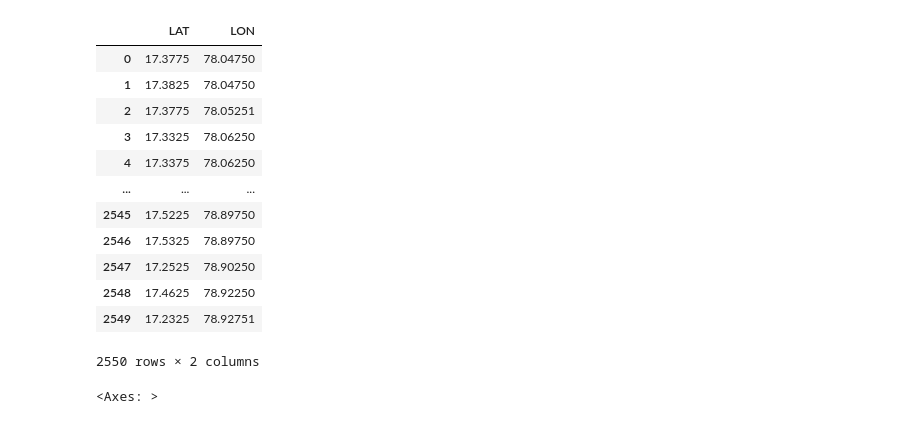
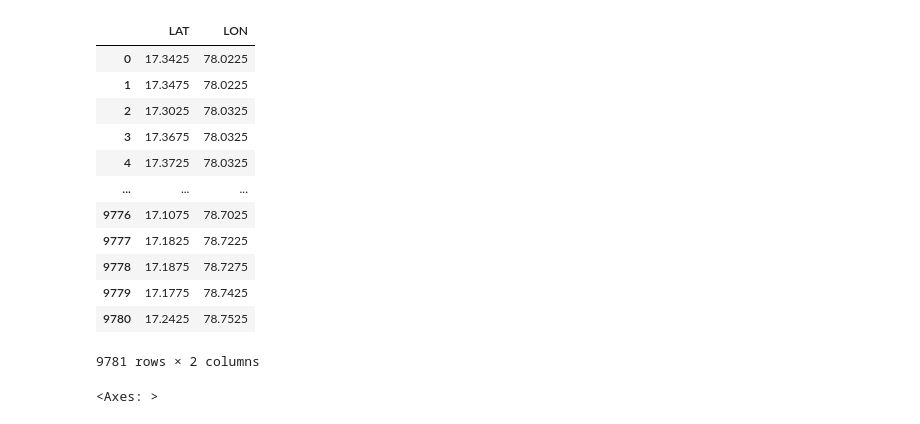
Before and after one commit to Rishi-Bharadwaj/air_pollution_correlation, a Jupyter notebook: try_points.ipynb, the cells around one changed output. Cells and saved outputs as stored; diff of their text form; code cells hidden in the pictures.

```diff
--- a/try_points.ipynb
+++ b/try_points.ipynb
@@ -7,22 +7,22 @@ import rasterio
 from matplotlib.patches import Rectangle
 from shapely.geometry import box, Point
 # %%
-df=pd.read_csv(r"C:\Users\rishi\ml_projects\climate\lat_long_label_4_points.csv")
+df=pd.read_csv(r"C:\Users\rishi\ml_projects\climate\Notebooks\lat_lon_label_2_points.csv")
 df
 # %% [output]
 |  | LAT | LON |
-| 0 | 17.3775 | 78.04750 |
-| 1 | 17.3825 | 78.04750 |
-| 2 | 17.3775 | 78.05251 |
-| 3 | 17.3325 | 78.06250 |
-| 4 | 17.3375 | 78.06250 |
+| 0 | 17.3425 | 78.0225 |
+| 1 | 17.3475 | 78.0225 |
+| 2 | 17.3025 | 78.0325 |
+| 3 | 17.3675 | 78.0325 |
+| 4 | 17.3725 | 78.0325 |
 | ... | ... | ... |
-| 2545 | 17.5225 | 78.89750 |
-| 2546 | 17.5325 | 78.89750 |
-| 2547 | 17.2525 | 78.90250 |
-| 2548 | 17.4625 | 78.92250 |
-| 2549 | 17.2325 | 78.92751 |
+| 9776 | 17.1075 | 78.7025 |
+| 9777 | 17.1825 | 78.7225 |
+| 9778 | 17.1875 | 78.7275 |
+| 9779 | 17.1775 | 78.7425 |
+| 9780 | 17.2425 | 78.7525 |
-2550 rows × 2 columns
+9781 rows × 2 columns
 # %%
 shapefile_path = r'C:\Users\rishi\ml_projects\climate\hmda_boundary\hmda_boundary.shp'
 gdf = gpd.read_file(shapefile_path)
```
Also changed, not shown: parts of 3 cells of this notebook, 7 other files.
